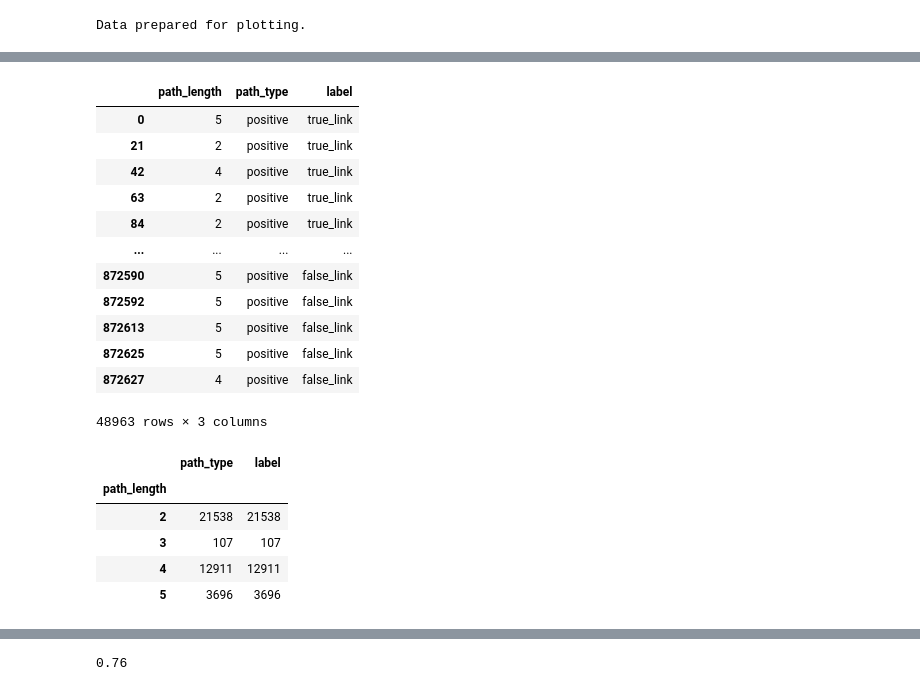
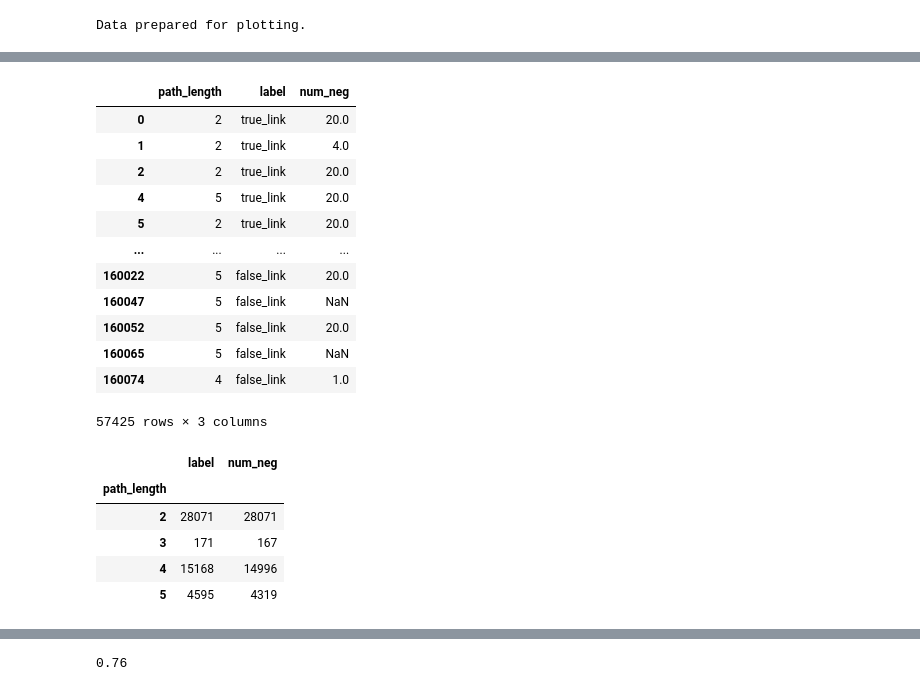
Before and after one commit to HaiDang2001VN/tkgc-art, a Jupyter notebook: v4/analyze.ipynb, the cells around one changed output, grey strips where cells are left out. Drawn from its saved outputs; the diff is of its cells as text; code cells hidden in the pictures.

```diff
--- a/v4/analyze.ipynb
+++ b/v4/analyze.ipynb
@@ -49,7 +68,7 @@ Data loaded.
 
 # --- 2. Data Extraction and Preparation ---
 plot_data = []
-split = 'test'  # You can change this to 'valid' or 'test'
+split = 'valid'  # You can change this to 'valid' or 'test'
 
 print(f"Processing data for '{split}' split...")
 edges_df = dm.data[split]
@@ -62,26 +85,36 @@ Processing data for 'test' split...
 for eid, row in tqdm(edges_df.iterrows(), total=len(edges_df), desc="Extracting paths"):
     eid_str = str(eid)
     label = row['label']
+    edge_meta = {}
 
     # Process positive path
     if eid_str in pos_paths and pos_paths[eid_str].get('nodes'):
         pos_path_len = len(pos_paths[eid_str]['nodes'])
-        plot_data.append({
+        edge_meta = {
             'path_length': pos_path_len,
-            'path_type': 'positive',
+            # 'path_type': 'positive',
             'label': 'true_link' if label == 1 else 'false_link'
-        })
+        }
+    else:
+        edge_meta = {
+            'path_length': 0,
+            # 'path_type': 'positive',
+            'label': 'true_link' if label == 1 else 'false_link'
+        }
 
     # Process negative paths
     if eid_str in neg_paths:
-        for neg_path_interleaved in neg_paths[eid_str]:
-            # As per loader.py, nodes are at even indices
-            neg_path_len = len(neg_path_interleaved[::2])
-            plot_data.append({
-                'path_length': neg_path_len,
-                'path_type': 'negative',
-                'label': 'true_link' if label == 1 else 'false_link'
-            })
+        # for neg_path_interleaved in neg_paths[eid_str]:
+        #     # As per loader.py, nodes are at even indices
+        #     neg_path_len = len(neg_path_interleaved[::2])
+        #     plot_data.append({
+        #         'path_length': neg_path_len,
+        #         'path_type': 'negative',
+        #         'label': 'true_link' if label == 1 else 'false_link'
+        #     })
+        edge_meta["num_neg"] = len(neg_paths[eid_str])
+
+    plot_data.append(edge_meta)
 # %%
 
 plot_df = pd.DataFrame(plot_data)
@@ -146,26 +175,27 @@ plot_df
 # %%
-pos_df = plot_df[plot_df['path_type'] == 'positive'].copy()
+pos_df = plot_df[plot_df["path_length"] > 0].copy()
 pos_df
 # %% [output]
-|  | path_length | path_type | label |
-| 0 | 5 | positive | true_link |
-| 21 | 2 | positive | true_link |
-| 42 | 4 | positive | true_link |
-| 63 | 2 | positive | true_link |
-| 84 | 2 | positive | true_link |
+|  | path_length | label | num_neg |
+| 0 | 2 | true_link | 20.0 |
+| 1 | 2 | true_link | 4.0 |
+| 2 | 2 | true_link | 20.0 |
+| 4 | 5 | true_link | 20.0 |
+| 5 | 2 | true_link | 20.0 |
 | ... | ... | ... | ... |
-| 872590 | 5 | positive | false_link |
-| 872592 | 5 | positive | false_link |
-| 872613 | 5 | positive | false_link |
-| 872625 | 5 | positive | false_link |
-| 872627 | 4 | positive | false_link |
+| 160022 | 5 | false_link | 20.0 |
+| 160047 | 5 | false_link | NaN |
+| 160052 | 5 | false_link | 20.0 |
+| 160065 | 5 | false_link | NaN |
+| 160074 | 4 | false_link | 1.0 |
-48963 rows × 3 columns
+57425 rows × 3 columns
 # %%
-pos_df[pos_df["label"] == "true_link"].groupby("path_length").count()
+temp = pos_df[pos_df["label"] == "true_link"].groupby("path_length").count()
+temp
 # %% [output]
-|  | path_type | label |
+|  | label | num_neg |
 | path_length |  |  |
-| 2 | 21538 | 21538 |
-| 3 | 107 | 107 |
-| 4 | 12911 | 12911 |
-| 5 | 3696 | 3696 |
+| 2 | 28071 | 28071 |
+| 3 | 171 | 167 |
+| 4 | 15168 | 14996 |
+| 5 | 4595 | 4319 |
```
Also changed, not shown: parts of 23 cells of this notebook.
